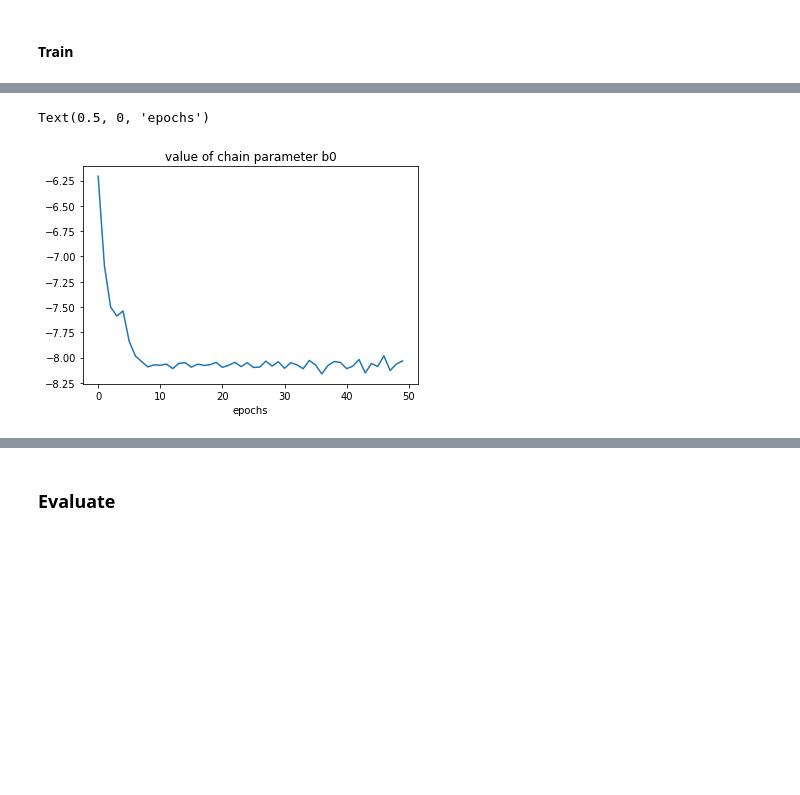
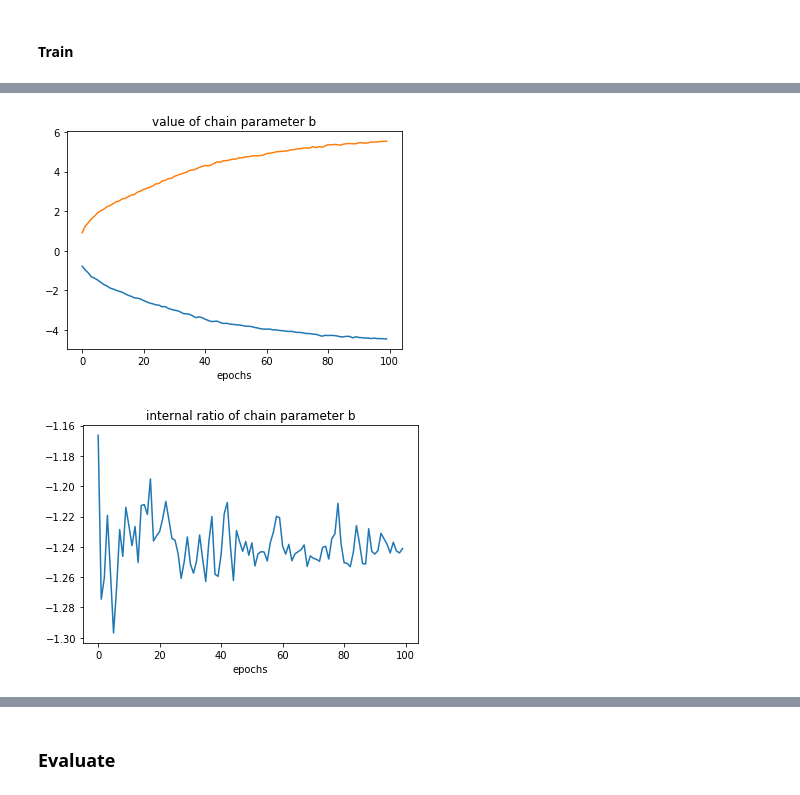
Before and after one commit to shaharazulay/hidden-markov-models, a Jupyter notebook: hmm/simulation.ipynb, the cells around one changed output, grey strips where cells are left out. Drawn from its saved outputs; the diff is of its cells as text; code cells hidden in the pictures; blank space fills up the shorter version.

```diff
--- a/hmm/simulation.ipynb
+++ b/hmm/simulation.ipynb
@@ -347,7 +282,12 @@ Text(0.5, 0, 'epochs')
 # %%
-plot([v['b'][0] for v in learning_curve]);
-title('value of chain parameter b0')
-xlabel('epochs')
+plot([v['b'] for v in learning_curve]);
+title('value of chain parameter b');
+xlabel('epochs');
 # %% [output]
-Text(0.5, 0, 'epochs')
-[figure, old version]
+[figure, new version]
+# %%
+plot([v['b'][1] / v['b'][0] for v in learning_curve]);
+title('internal ratio of chain parameter b');
+xlabel('epochs');
+# %% [output]
+[figure, added]
```
Also changed, not shown: parts of 27 cells of this notebook, 2 other files.
